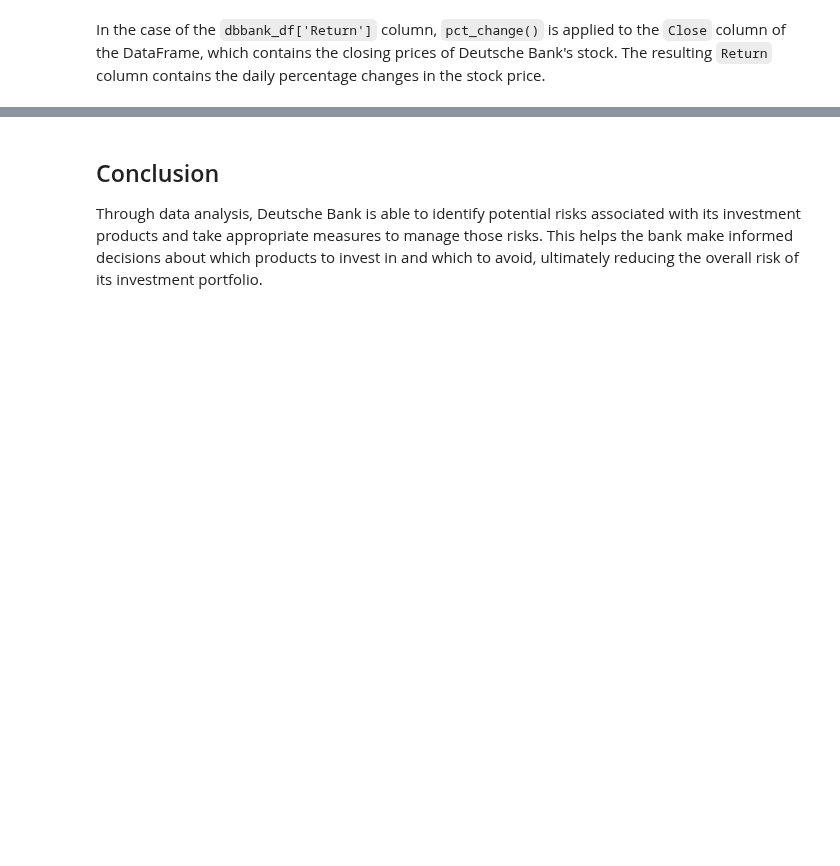
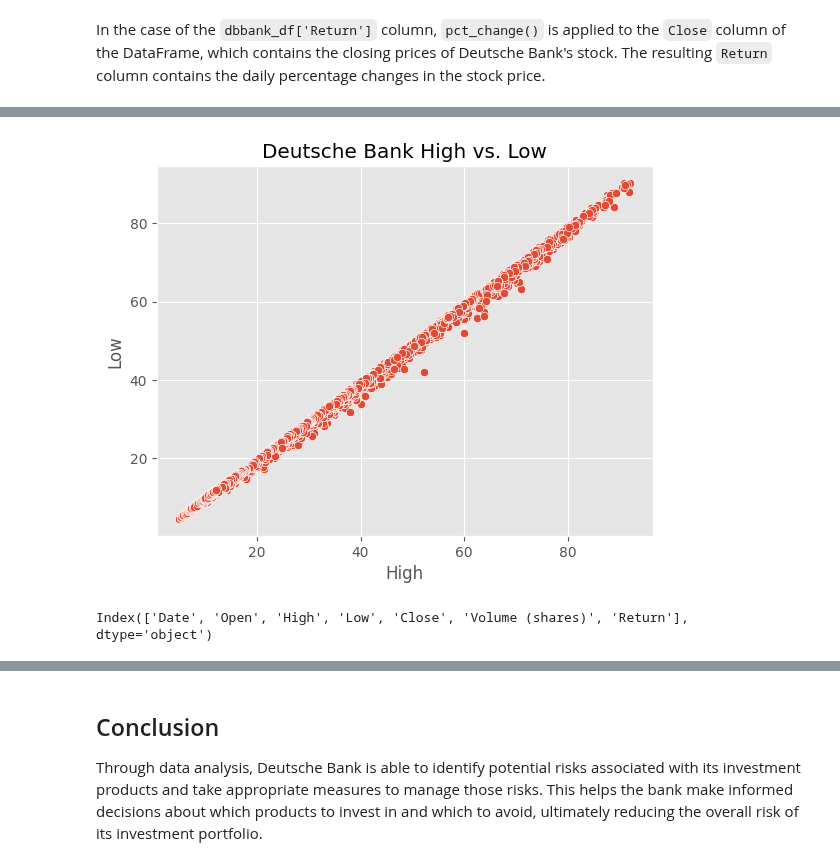
Before and after one commit to arunp77/Python-programming, a Jupyter notebook: Python-fundamental/Exploretory data analysis on risk factors involved in investment by Deutch Bank.ipynb, the cells around one changed output, grey strips where cells are left out. Drawn from its saved outputs; the diff is of its cells as text; code cells hidden in the pictures; blank space fills up the shorter version.

Commit message:
Share market

```diff
--- a/Python-fundamental/Exploretory data analysis on risk factors involved in investment by Deutch Bank.ipynb
+++ b/Python-fundamental/Exploretory data analysis on risk factors involved in investment by Deutch Bank.ipynb
@@ -781,0 +801,11 @@ In the case of the `dbbank_df['Return']` column, `pct_change()` is applied to th
+# %%
+# create a scatter plot of Open vs. Close
+sns.scatterplot(data=dbbank_df, x='High', y='Low')
+plt.title('Deutsche Bank High vs. Low')
+plt.show()
+# %% [output]
+[figure, added]
+# %%
+dbbank_df.columns
+# %% [output]
+Index(['Date', 'Open', 'High', 'Low', 'Close', 'Volume (shares)', 'Return'], dtype='object')
```
Also changed, not shown: parts of 12 cells of this notebook.
